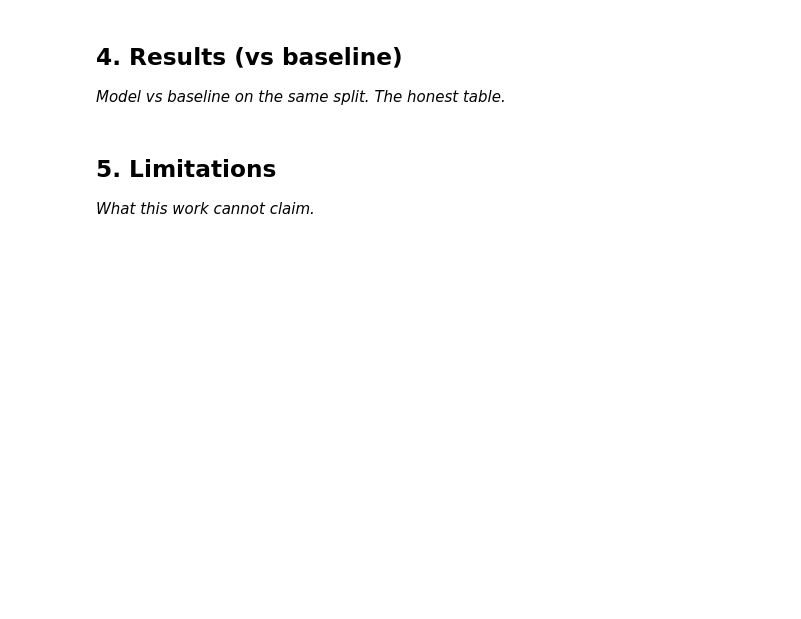
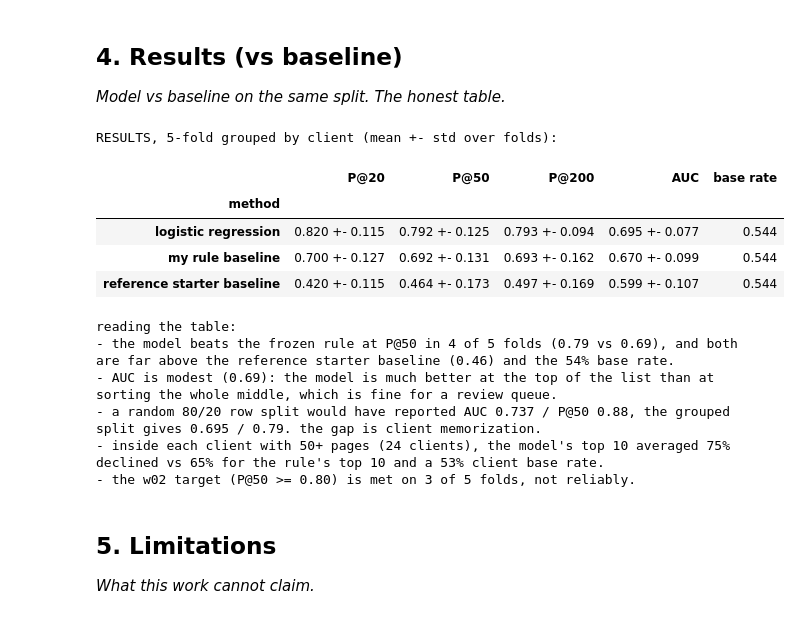
Before and after one commit to Prithvi-Satish/FlyRank-Project, a Jupyter notebook: work/notebooks/capstone.ipynb, the cells around one changed output. Cells and saved outputs as stored; diff of their text form; code cells hidden in the pictures; blank space fills up the shorter version.

```diff
--- a/work/notebooks/capstone.ipynb
+++ b/work/notebooks/capstone.ipynb
@@ -20,6 +144,67 @@ This skeleton is yours to fill. Work the sections **in order** — each one has
 ## 4. Results (vs baseline)
 
 *Model vs baseline on the same split. The honest table.*
+# %%
+"""Model vs baseline, same folds, same rows, base rate in every row. The reference starter baseline (scripts/02 formula) is added for context. The reference random forest is left out on purpose: it uses 90 day features that overlap the label window, so its number isnt comparable."""
+
+reference_score = (0.40 * percentile_rank(np.log1p(df["impressions_90d"]))
+                   + 0.30 * percentile_rank(df["days_since_last_update"])
+                   + 0.25 * (1 - normalize(df["avg_position"].clip(lower=1, upper=50))) * percentile_rank(np.log1p(df["impressions_90d"])) * (df["avg_position"] > 0)
+                   + 0.05 * (1 - percentile_rank(df["word_count"])) * percentile_rank(np.log1p(df["impressions_90d"]))).to_numpy()
+rule_score = lb.baseline_score(df).to_numpy()
+oof = np.zeros(len(df))
+per_fold = []
+for k, (a, b) in enumerate(folds, start=1):
+    oof[b] = logreg().fit(X.iloc[a], y[a]).predict_proba(X.iloc[b])[:, 1]
+    for name, s in [("logistic regression", oof[b]), ("my rule baseline", rule_score[b]), ("reference starter baseline", reference_score[b])]:
+        per_fold.append({"fold": k, "method": name, "P@20": lf.precision_at_k(y[b], s, 20), "P@50": lf.precision_at_k(y[b], s, 50),
+                         "P@200": lf.precision_at_k(y[b], s, 200), "AUC": roc_auc_score(y[b], s), "base rate": y[b].mean()})
+per_fold = pd.DataFrame(per_fold)
+mean = per_fold.groupby("method")[["P@20", "P@50", "P@200", "AUC", "base rate"]].mean()
+std = per_fold.groupby("method")[["P@20", "P@50", "P@200", "AUC"]].std()
+results = mean.copy()
+for col in ["P@20", "P@50", "P@200", "AUC"]:
+    results[col] = [f"{m:.3f} +- {s:.3f}" for m, s in zip(mean[col], std[col])]
+results["base rate"] = mean["base rate"].map(lambda v: f"{v:.3f}")
+results = results.reindex(["logistic regression", "my rule baseline", "reference starter baseline"])
+print("RESULTS, 5-fold grouped by client (mean +- std over folds):")
+display(results)
+
+lr_f = per_fold[per_fold["method"] == "logistic regression"].set_index("fold")
+rule_f = per_fold[per_fold["method"] == "my rule baseline"].set_index("fold")
+wins = int((lr_f["P@50"] > rule_f["P@50"]).sum())
+
+tr_idx, te_idx = train_test_split(np.arange(len(df)), test_size=0.2, random_state=lf.SEED, stratify=y)
+s_rand = logreg().fit(X.iloc[tr_idx], y[tr_idx]).predict_proba(X.iloc[te_idx])[:, 1]
+rand_auc, rand_p50 = roc_auc_score(y[te_idx], s_rand), lf.precision_at_k(y[te_idx], s_rand, 50)
+
+lift = []
+for cid, g in df.assign(score=oof).groupby("client_id"):
+    if len(g) >= 50 and g["is_declining_label"].nunique() == 2:
+        lift.append({"model top 10": g.nlargest(10, "score")["is_declining_label"].mean(),
+                     "rule top 10": g.assign(r=lb.baseline_score(g)).nlargest(10, "r")["is_declining_label"].mean(),
+                     "client base rate": g["is_declining_label"].mean()})
+lift = pd.DataFrame(lift)
+
+print(f"""reading the table:
+- the model beats the frozen rule at P@50 in {wins} of 5 folds ({lr_f['P@50'].mean():.2f} vs {rule_f['P@50'].mean():.2f}), and both are far above the reference starter baseline ({mean.loc['reference starter baseline', 'P@50']:.2f}) and the {y.mean():.0%} base rate.
+- AUC is modest ({lr_f['AUC'].mean():.2f}): the model is much better at the top of the list than at sorting the whole middle, which is fine for a review queue.
+- a random 80/20 row split would have reported AUC {rand_auc:.3f} / P@50 {rand_p50:.2f}, the grouped split gives {lr_f['AUC'].mean():.3f} / {lr_f['P@50'].mean():.2f}. the gap is client memorization.
+- inside each client with 50+ pages ({len(lift)} clients), the model's top 10 averaged {lift['model top 10'].mean():.0%} declined vs {lift['rule top 10'].mean():.0%} for the rule's top 10 and a {lift['client base rate'].mean():.0%} client base rate.
+- the w02 target (P@50 >= 0.80) is met on {int((lr_f['P@50'] >= 0.80).sum())} of 5 folds, not reliably.""")
+# %% [output]
+RESULTS, 5-fold grouped by client (mean +- std over folds):
+|  | P@20 | P@50 | P@200 | AUC | base rate |
+| method |  |  |  |  |  |
+| logistic regression | 0.820 +- 0.115 | 0.792 +- 0.125 | 0.793 +- 0.094 | 0.695 +- 0.077 | 0.544 |
+| my rule baseline | 0.700 +- 0.127 | 0.692 +- 0.131 | 0.693 +- 0.162 | 0.670 +- 0.099 | 0.544 |
+| reference starter baseline | 0.420 +- 0.115 | 0.464 +- 0.173 | 0.497 +- 0.169 | 0.599 +- 0.107 | 0.544 |
+reading the table:
+- the model beats the frozen rule at P@50 in 4 of 5 folds (0.79 vs 0.69), and both are far above the reference starter baseline (0.46) and the 54% base rate.
+- AUC is modest (0.69): the model is much better at the top of the list than at sorting the whole middle, which is fine for a review queue.
+- a random 80/20 row split would have reported AUC 0.737 / P@50 0.88, the grouped split gives 0.695 / 0.79. the gap is client memorization.
+- inside each client with 50+ pages (24 clients), the model's top 10 averaged 75% declined vs 65% for the rule's top 10 and a 53% client base rate.
+- the w02 target (P@50 >= 0.80) is met on 3 of 5 folds, not reliably.
 # %% [markdown]
 ## 5. Limitations
 
```
Also changed, not shown: parts of 7 cells of this notebook, 19 other files.
